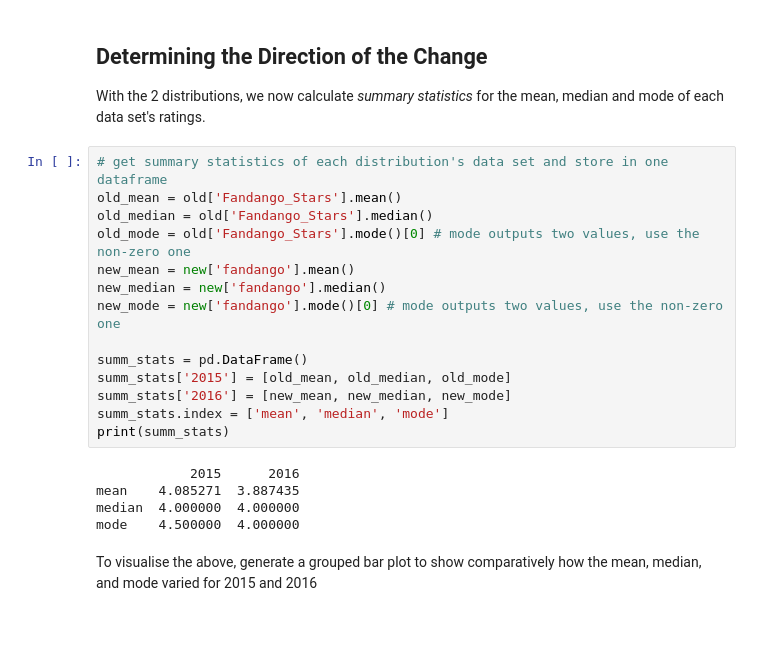
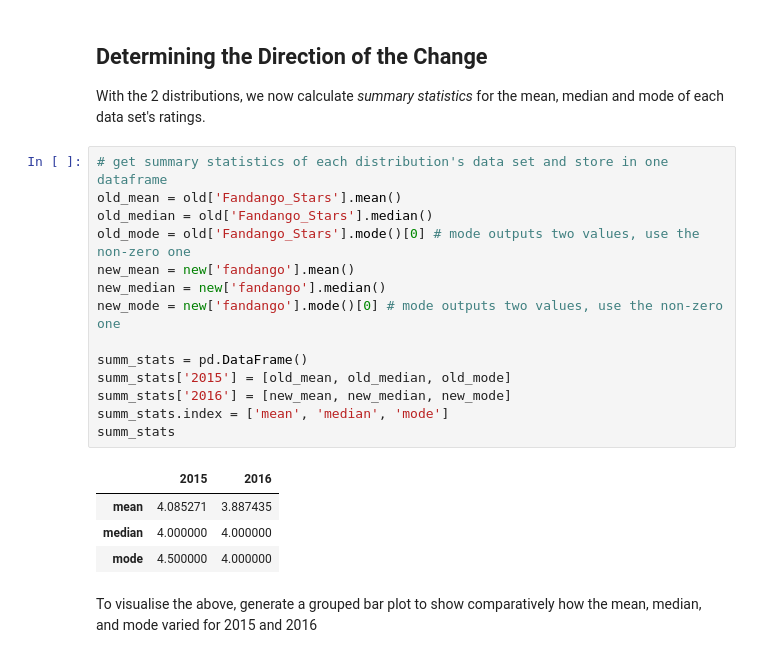
Before and after one commit to skillspark/learn-data-analysis, a Jupyter notebook: Fandango.ipynb, the cells around one changed output. Cells and saved outputs as stored; diff of their text form; blank space fills up the shorter version.

```diff
--- a/Fandango.ipynb
+++ b/Fandango.ipynb
@@ -357,22 +350,22 @@ With the 2 distributions, we now calculate *summary statistics* for the mean, me
 # %%
 # get summary statistics of each distribution's data set and store in one dataframe
 old_mean = old['Fandango_Stars'].mean()
 old_median = old['Fandango_Stars'].median()
 old_mode = old['Fandango_Stars'].mode()[0] # mode outputs two values, use the non-zero one
 new_mean = new['fandango'].mean()
 new_median = new['fandango'].median()
 new_mode = new['fandango'].mode()[0] # mode outputs two values, use the non-zero one
 
 summ_stats = pd.DataFrame()
 summ_stats['2015'] = [old_mean, old_median, old_mode]
 summ_stats['2016'] = [new_mean, new_median, new_mode]
 summ_stats.index = ['mean', 'median', 'mode']
-print(summ_stats)
+summ_stats
 # %% [output]
-            2015      2016
-mean    4.085271  3.887435
-median  4.000000  4.000000
-mode    4.500000  4.000000
+|  | 2015 | 2016 |
+| mean | 4.085271 | 3.887435 |
+| median | 4.000000 | 4.000000 |
+| mode | 4.500000 | 4.000000 |
 # %% [markdown]
 To visualise the above, generate a grouped bar plot to show comparatively how the mean, median, and mode varied for 2015 and 2016
 # %%
```
Also changed, not shown: parts of 6 cells of this notebook.
